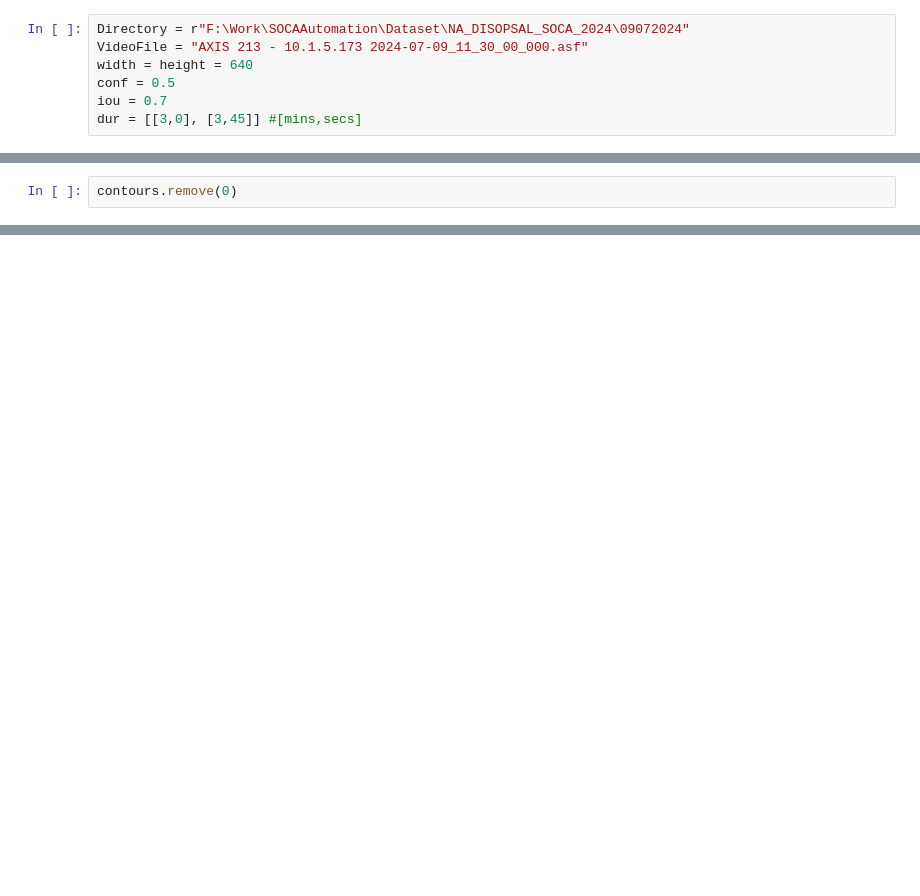
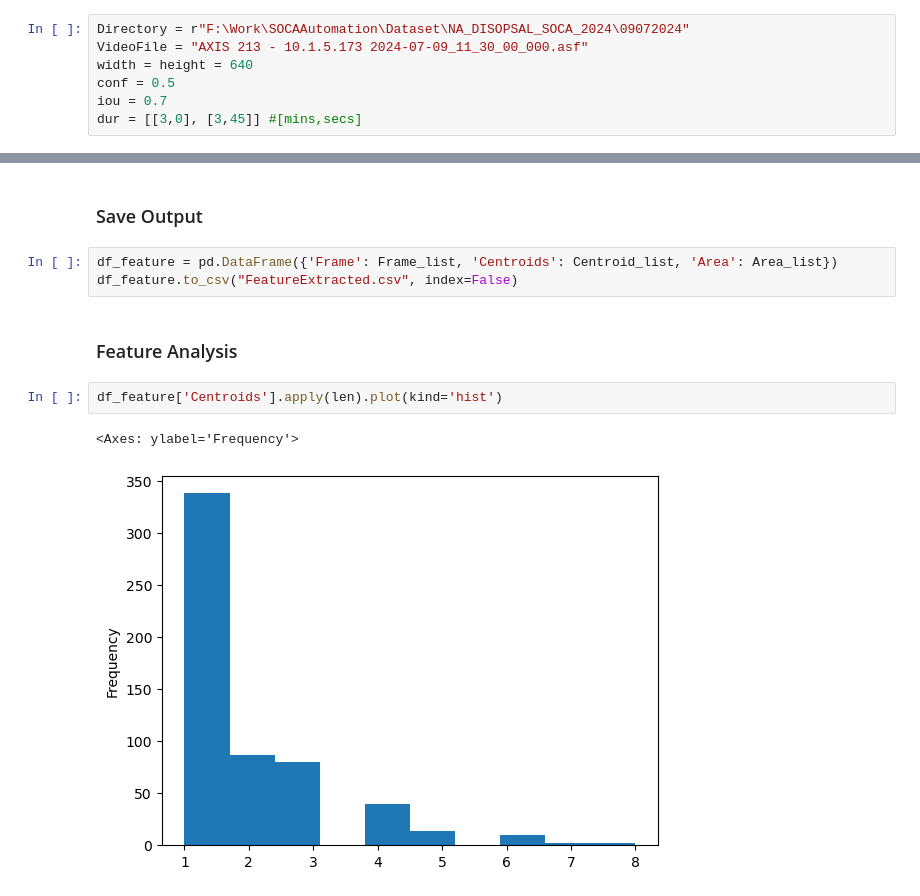
Before and after one commit to muthuganeshece/CVProjects, a Jupyter notebook: SodiumDisposal/Notebook/YOLOv8_Inference.ipynb, the cells around one changed output, grey strips where cells are left out. Drawn from its saved outputs; the diff is of its cells as text; blank space fills up the shorter version.

Commit message:
Fix issues and save extracted features

```diff
--- a/SodiumDisposal/Notebook/YOLOv8_Inference.ipynb
+++ b/SodiumDisposal/Notebook/YOLOv8_Inference.ipynb
@@ -348,2 +272,0 @@ TypeError: list indices must be integers or slices, not tuple
-# %%
-contours.remove(0)
@@ -351,0 +344,12 @@ AttributeError: 'tuple' object has no attribute 'remove'
+# %% [markdown]
+### Save Output
+# %%
+df_feature = pd.DataFrame({'Frame': Frame_list, 'Centroids': Centroid_list, 'Area': Area_list})
+df_feature.to_csv("FeatureExtracted.csv", index=False)
+# %% [markdown]
+### Feature Analysis
+# %%
+df_feature['Centroids'].apply(len).plot(kind='hist')
+# %% [output]
+<Axes: ylabel='Frequency'>
+[figure, added]
```
Also changed, not shown: parts of 19 cells of this notebook.
